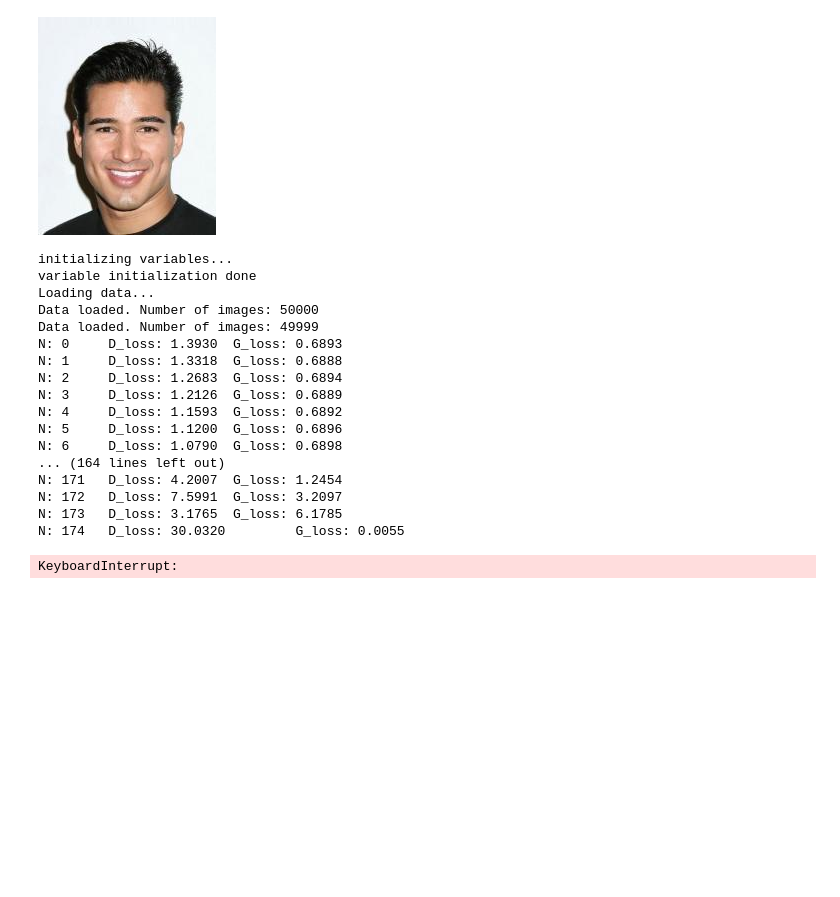
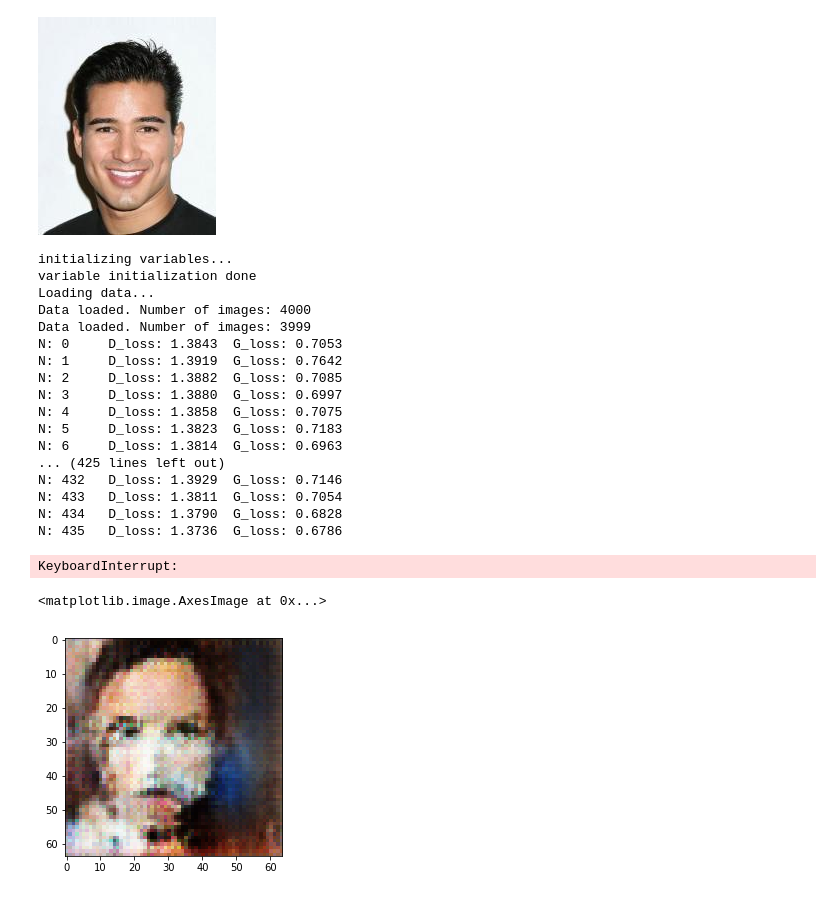
Before and after one commit to sussco/GAN-CelebFaces, a Jupyter notebook: notebook.ipynb, the cells around one changed output. Cells and saved outputs as stored; diff of their text form; code cells hidden in the pictures; blank space fills up the shorter version.

```diff
--- a/notebook.ipynb
+++ b/notebook.ipynb
@@ -98,19 +199,18 @@ D_step = tf.train.RMSPropOptimizer(learning_rate=0.001).minimize(D_loss,var_list
 # %%
-sess = tf.Session()
+#sess = tf.Session()
 print("initializing variables...")
-tf.global_variables_initializer().run(session=sess)
+#tf.global_variables_initializer().run(session=sess)
 print("variable initialization done")
 
 
-batch_size = 125
+batch_size = 32
 
 print("Loading data...")
-dataset = get_data_normalized(50000)
+dataset = get_data_normalized(4000)
 print("Data loaded. Number of images: " + str(len(dataset)))
 
-for i in range(5000):
+for i in range(2000):
     X_batch = get_batch(batch_size, dataset)
-    X_batch = np.reshape(X_batch, (X_batch.shape[0], 64*64*3))
     Z_batch = sample_Z(batch_size, 60)
     _, Dloss = sess.run([D_step, D_loss], feed_dict={X: X_batch, Z: Z_batch})
     _, Gloss = sess.run([G_step, G_loss], feed_dict={Z: Z_batch})
@@ -118,7 +218,6 @@ for i in range(5000):
     print("N: %d\t D_loss: %.4f\t G_loss: %.4f"%(i,Dloss,Gloss))
 Z_batch = sample_Z(1, 60)
 X_batch = get_batch(1, dataset)
-X_batch = np.reshape(X_batch, (X_batch.shape[0], 64*64*3))
 
 
 # RGB
@@ -134,18 +233,25 @@ plt.imshow(tf.reshape(X_fake, shape=(64,64,3)).eval(session=sess, feed_dict={X:
 initializing variables...
 variable initialization done
 Loading data...
-Data loaded. Number of images: 50000
-Data loaded. Number of images: 49999
-N: 0     D_loss: 1.3930  G_loss: 0.6893
-N: 1     D_loss: 1.3318  G_loss: 0.6888
-N: 2     D_loss: 1.2683  G_loss: 0.6894
-N: 3     D_loss: 1.2126  G_loss: 0.6889
-N: 4     D_loss: 1.1593  G_loss: 0.6892
-N: 5     D_loss: 1.1200  G_loss: 0.6896
-N: 6     D_loss: 1.0790  G_loss: 0.6898
-... (164 lines left out)
-N: 171   D_loss: 4.2007  G_loss: 1.2454
-N: 172   D_loss: 7.5991  G_loss: 3.2097
-N: 173   D_loss: 3.1765  G_loss: 6.1785
-N: 174   D_loss: 30.0320         G_loss: 0.0055
+Data loaded. Number of images: 4000
+Data loaded. Number of images: 3999
+N: 0     D_loss: 1.3843  G_loss: 0.7053
+N: 1     D_loss: 1.3919  G_loss: 0.7642
+N: 2     D_loss: 1.3882  G_loss: 0.7085
+N: 3     D_loss: 1.3880  G_loss: 0.6997
+N: 4     D_loss: 1.3858  G_loss: 0.7075
+N: 5     D_loss: 1.3823  G_loss: 0.7183
+N: 6     D_loss: 1.3814  G_loss: 0.6963
+... (425 lines left out)
+N: 432   D_loss: 1.3929  G_loss: 0.7146
+N: 433   D_loss: 1.3811  G_loss: 0.7054
+N: 434   D_loss: 1.3790  G_loss: 0.6828
+N: 435   D_loss: 1.3736  G_loss: 0.6786
 KeyboardInterrupt:
+# %%
+Z_batch = sample_Z(1, 60)
+img = tf.reshape(X_fake, shape=(64,64,3)).eval(session=sess, feed_dict={Z: Z_batch})
+plt.imshow(img)
+# %% [output]
+<matplotlib.image.AxesImage at 0x...>
+[figure, added]
```
Also changed, not shown: parts of 15 cells of this notebook, 2 other files.
